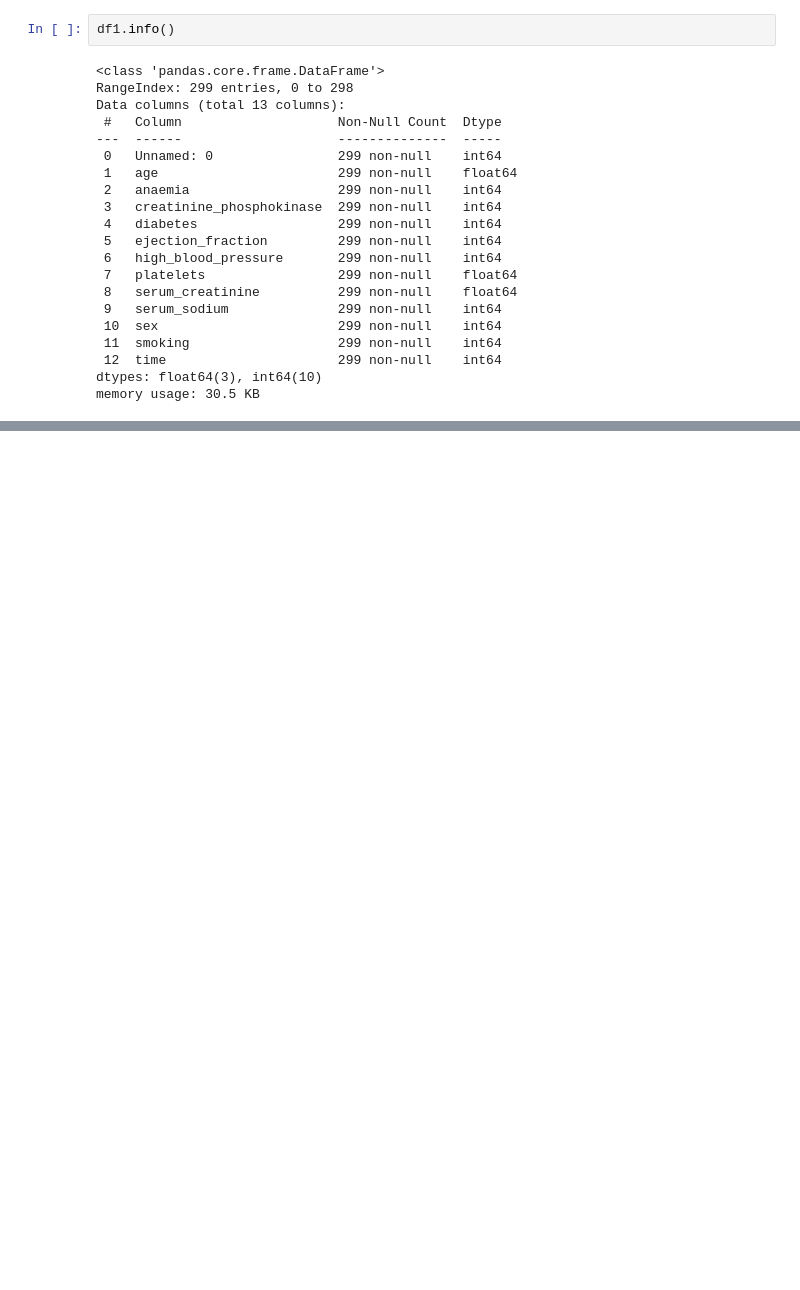
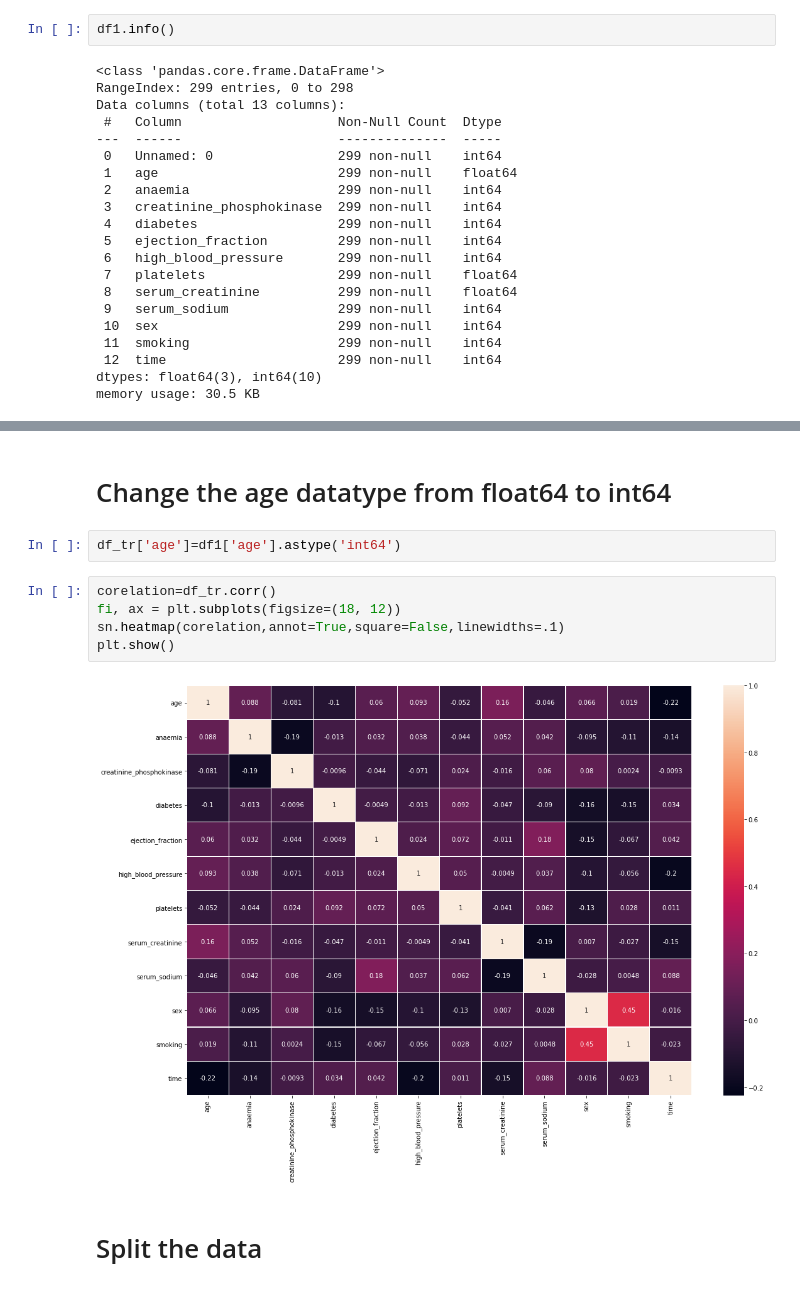
Before and after one commit to Rukhsarahmed1/Machine-Learning-Projects, a Jupyter notebook: RUKHSAR.ipynb, the cells around one changed output, grey strips where cells are left out. Cells and saved outputs as stored; diff of their text form; blank space fills up the shorter version.

```diff
--- a/RUKHSAR.ipynb
+++ b/RUKHSAR.ipynb
@@ -203,0 +185,13 @@ Outout  using Decision Tree =  0.06666666666666667
+# %% [markdown]
+# Change the age datatype from float64 to int64
+# %%
+df_tr['age']=df1['age'].astype('int64')
+# %%
+corelation=df_tr.corr()
+fi, ax = plt.subplots(figsize=(18, 12))
+sn.heatmap(corelation,annot=True,square=False,linewidths=.1)
+plt.show()
+# %% [output]
+[figure, added]
+# %% [markdown]
+# Split the data
```
Also changed, not shown: parts of 40 cells of this notebook.
